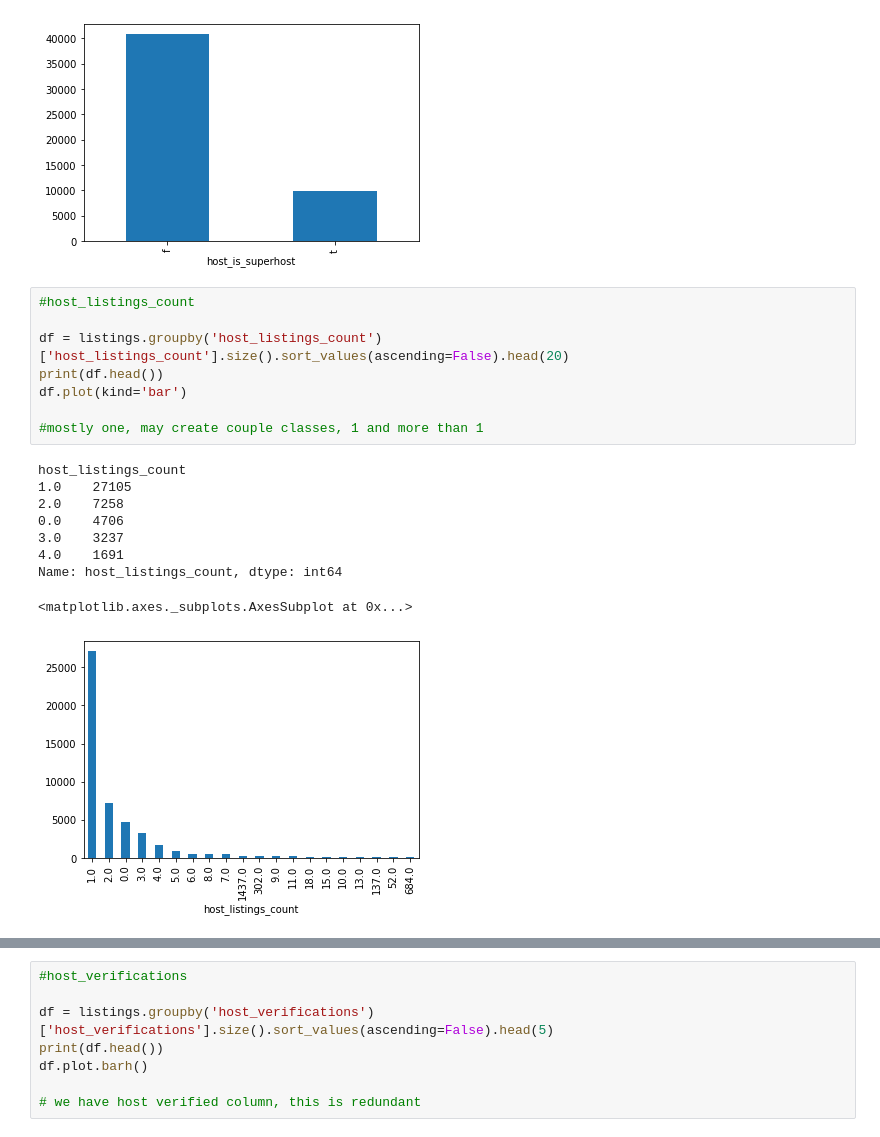
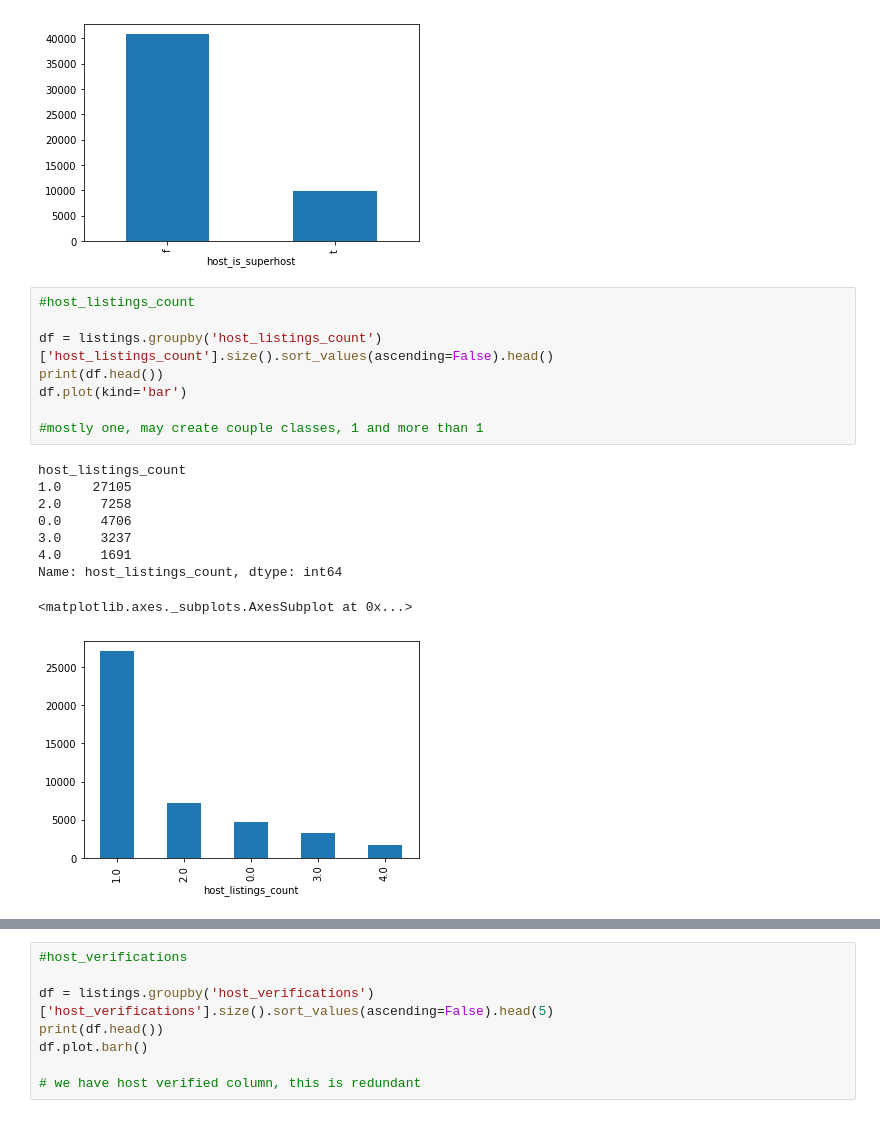
Before and after one commit to dcollaguazo/Airbnb-Price-Prediction, a Jupyter notebook: 1_Ingestion_Wrangling/2_listings_select_rows.ipynb, the cells around one changed output, grey strips where cells are left out. Cells and saved outputs as stored; diff of their text form.

Commit message:
add listing count chart and fix listing count function

```diff
--- a/1_Ingestion_Wrangling/2_listings_select_rows.ipynb
+++ b/1_Ingestion_Wrangling/2_listings_select_rows.ipynb
@@ -140,7 +140,7 @@ Name: host_is_superhost, dtype: int64
 # %%
 #host_listings_count
 
-df = listings.groupby('host_listings_count')['host_listings_count'].size().sort_values(ascending=False).head(20)
+df = listings.groupby('host_listings_count')['host_listings_count'].size().sort_values(ascending=False).head()
 print(df.head())
 df.plot(kind='bar')
 
@@ -155,3 +155,3 @@ host_listings_count
 Name: host_listings_count, dtype: int64
 <matplotlib.axes._subplots.AxesSubplot at 0x...>
-[figure, old version]
+[figure, new version]
```
Also changed, not shown: parts of 1 cell of this notebook, 5 other files.
